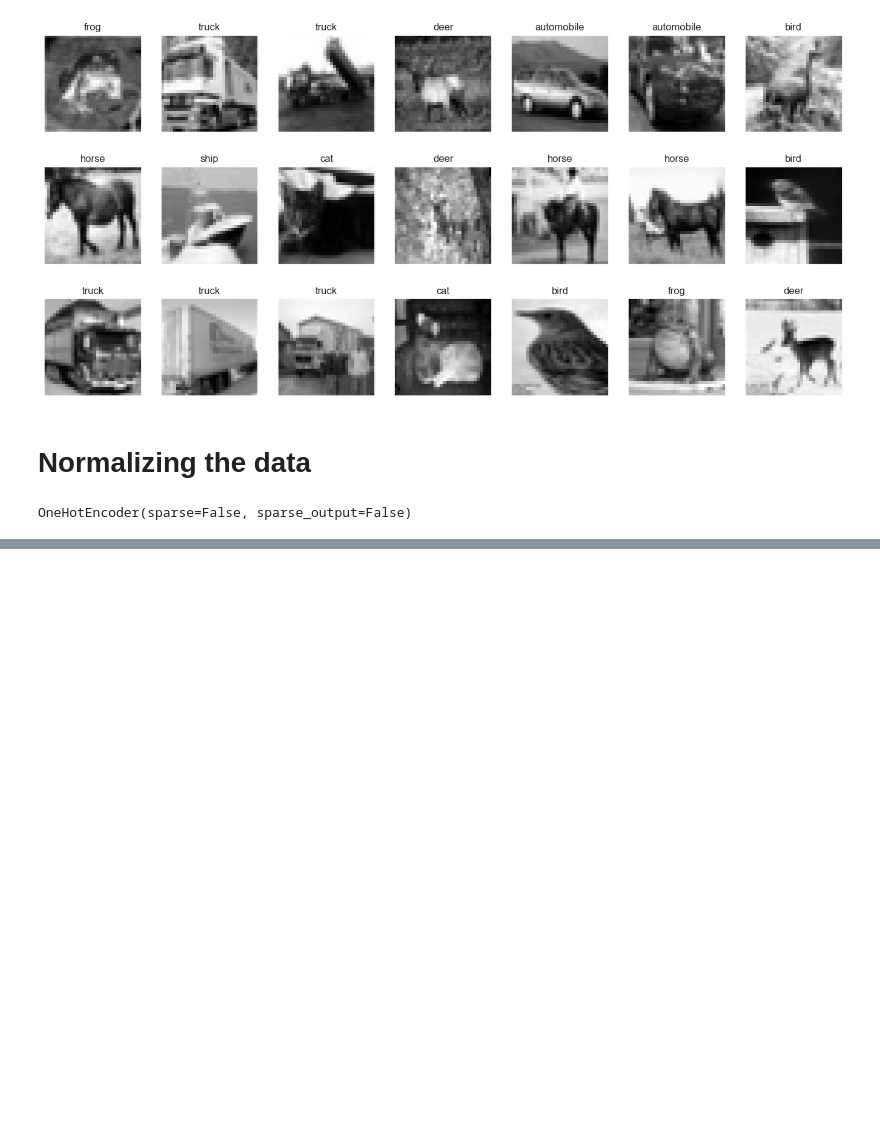
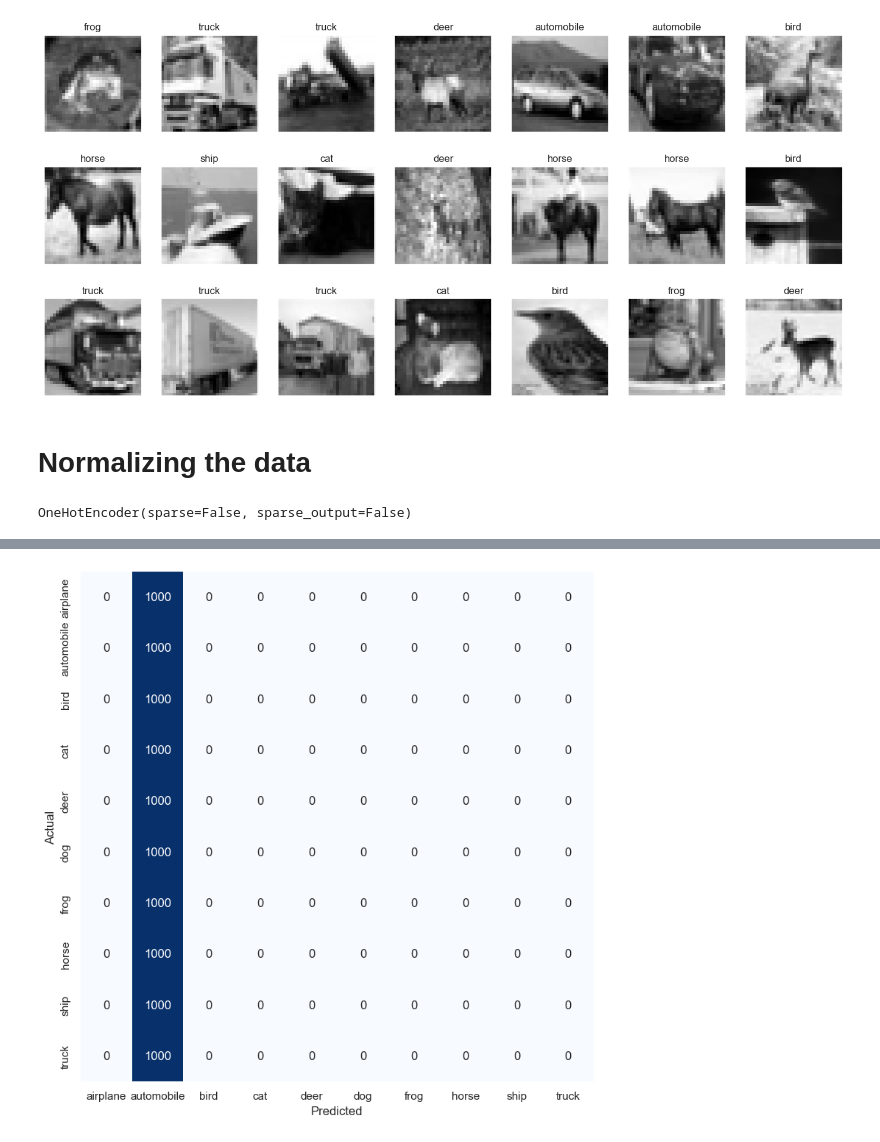
Before and after one commit to aiknayan/Machine-Learning-Project, a Jupyter notebook: Notebook/Project V2.ipynb, the cells around one changed output, grey strips where cells are left out. Cells and saved outputs as stored; diff of their text form; code cells hidden in the pictures; blank space fills up the shorter version.

```diff
--- a/Notebook/Project V2.ipynb
+++ b/Notebook/Project V2.ipynb
@@ -103,0 +120,2 @@ Epoch 2/20
+# %%
+model = load_model('VGG16_CIFAR.h5')
@@ -103,0 +137,4 @@ Epoch 2/20
+# %%
+# Predicting test data
+predictions = model.predict(X_test)
+predictions = one_hot_encoder.inverse_transform(predictions)
@@ -103,0 +143,13 @@ Epoch 2/20
+# %%
+y_test = one_hot_encoder.inverse_transform(y_test)
+# %%
+# Creating confusion matrix
+cm = confusion_matrix(y_test, predictions)
+# %%
+plt.figure(figsize=(9,9))
+sns.heatmap(cm, cbar=False, xticklabels=labels, yticklabels=labels, fmt='d', annot=True, cmap=plt.cm.Blues)
+plt.xlabel('Predicted')
+plt.ylabel('Actual')
+plt.show()
+# %% [output]
+[figure, added]
```
Also changed, not shown: parts of 8 cells of this notebook.
